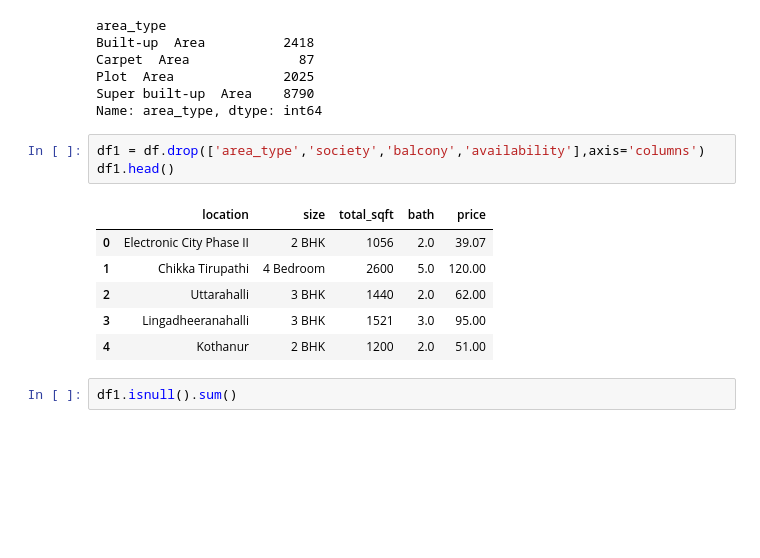
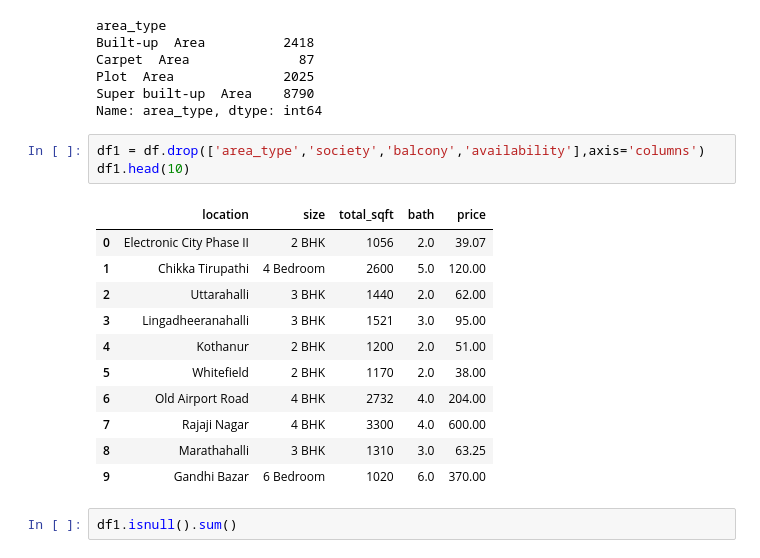
Before and after one commit to piezzy/Property-Price-Prediction, a Jupyter notebook: main.ipynb, the cells around one changed output. Drawn from its saved outputs; the diff is of its cells as text; blank space fills up the shorter version.

```diff
--- a/main.ipynb
+++ b/main.ipynb
@@ -30,14 +30,19 @@ Super built-up  Area    8790
 Name: area_type, dtype: int64
 # %%
 df1 = df.drop(['area_type','society','balcony','availability'],axis='columns')
-df1.head()
+df1.head(10)
 # %% [output]
 |  | location | size | total_sqft | bath | price |
 | 0 | Electronic City Phase II | 2 BHK | 1056 | 2.0 | 39.07 |
 | 1 | Chikka Tirupathi | 4 Bedroom | 2600 | 5.0 | 120.00 |
 | 2 | Uttarahalli | 3 BHK | 1440 | 2.0 | 62.00 |
 | 3 | Lingadheeranahalli | 3 BHK | 1521 | 3.0 | 95.00 |
 | 4 | Kothanur | 2 BHK | 1200 | 2.0 | 51.00 |
+| 5 | Whitefield | 2 BHK | 1170 | 2.0 | 38.00 |
+| 6 | Old Airport Road | 4 BHK | 2732 | 4.0 | 204.00 |
+| 7 | Rajaji Nagar | 4 BHK | 3300 | 4.0 | 600.00 |
+| 8 | Marathahalli | 3 BHK | 1310 | 3.0 | 63.25 |
+| 9 | Gandhi Bazar | 6 Bedroom | 1020 | 6.0 | 370.00 |
 # %%
 df1.isnull().sum()
 # %% [output]
```
Also changed, not shown: parts of 10 cells of this notebook.
